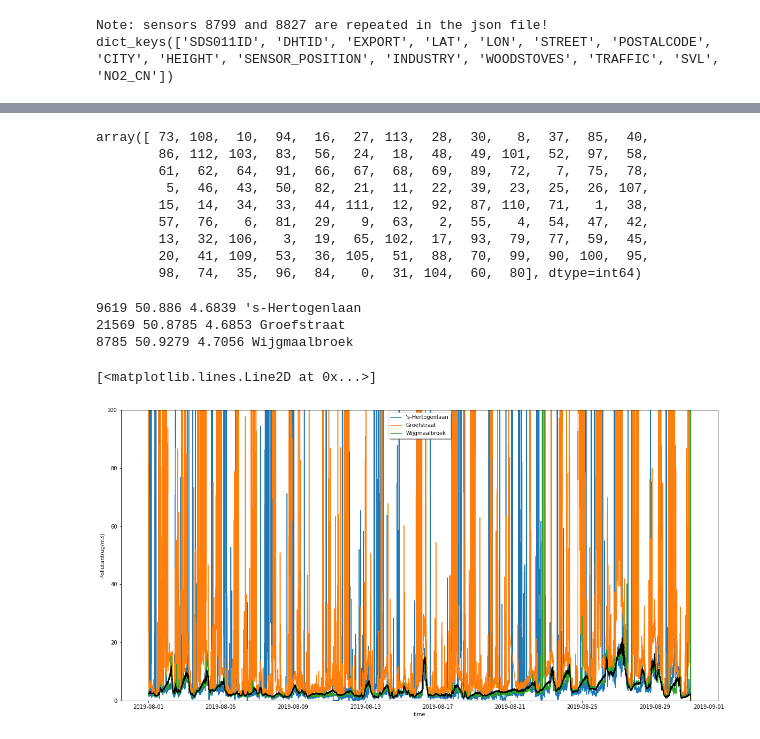
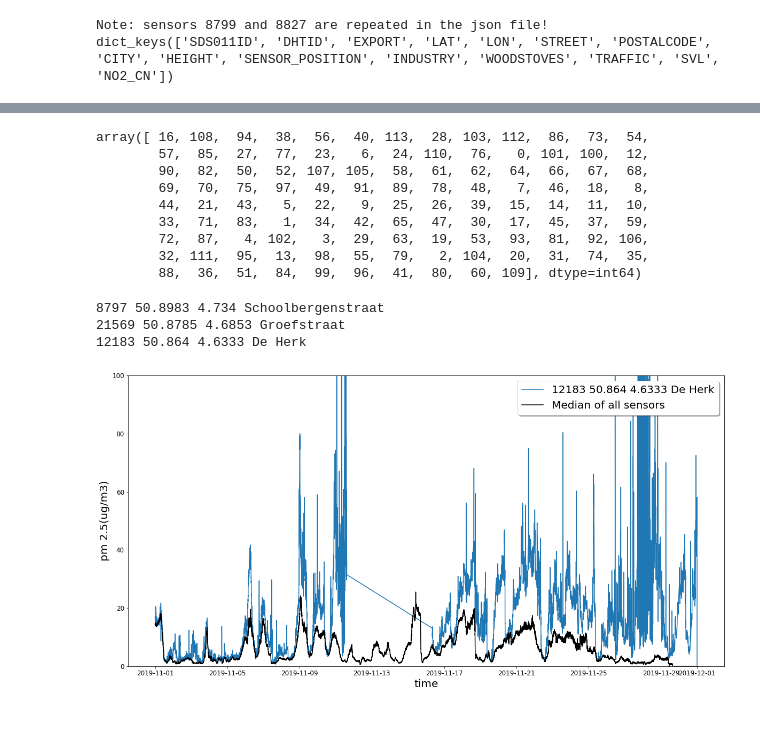
Before and after one commit to eoguzinci/KUL_Datathon_Laqua, a Jupyter notebook: leuvenair/detect_anomaly.ipynb, the cells around one changed output, grey strips where cells are left out. Saved outputs shown, nothing was run; the diff lists cells and outputs as text; code cells hidden in the pictures.

Commit message:
Added pm25 plots for final PPT

```diff
--- a/leuvenair/detect_anomaly.ipynb
+++ b/leuvenair/detect_anomaly.ipynb
@@ -42,5 +42,7 @@ print(keys)
 Note: sensors 8799 and 8827 are repeated in the json file!
 dict_keys(['SDS011ID', 'DHTID', 'EXPORT', 'LAT', 'LON', 'STREET', 'POSTALCODE', 'CITY', 'HEIGHT', 'SENSOR_POSITION', 'INDUSTRY', 'WOODSTOVES', 'TRAFFIC', 'SVL', 'NO2_CN'])
 # %%
-X, Y, xaxis = getSensorInterpolatedData(fields,tstart='2019-08-01 00:00:00',tstop='2019-08-31 00:00:00',fid=4)
+tstart = '2019-11-01 00:00:00'
+tstop  = '2019-12-01 00:00:00'
+X, Y, xaxis = getSensorInterpolatedData(fields,tstart=tstart,tstop=tstop,fid=4)
 # %% [output]
@@ -52,37 +54,46 @@ diff = np.nanmean(np.square(Y-nanmedian),axis=1)
 idx = np.argsort(-1*diff)
 idx
 # %% [output]
-array([ 73, 108,  10,  94,  16,  27, 113,  28,  30,   8,  37,  85,  40,
-        86, 112, 103,  83,  56,  24,  18,  48,  49, 101,  52,  97,  58,
-        61,  62,  64,  91,  66,  67,  68,  69,  89,  72,   7,  75,  78,
-         5,  46,  43,  50,  82,  21,  11,  22,  39,  23,  25,  26, 107,
-        15,  14,  34,  33,  44, 111,  12,  92,  87, 110,  71,   1,  38,
-        57,  76,   6,  81,  29,   9,  63,   2,  55,   4,  54,  47,  42,
-        13,  32, 106,   3,  19,  65, 102,  17,  93,  79,  77,  59,  45,
-        20,  41, 109,  53,  36, 105,  51,  88,  70,  99,  90, 100,  95,
-        98,  74,  35,  96,  84,   0,  31, 104,  60,  80], dtype=int64)
+array([ 16, 108,  94,  38,  56,  40, 113,  28, 103, 112,  86,  73,  54,
+        57,  85,  27,  77,  23,   6,  24, 110,  76,   0, 101, 100,  12,
+        90,  82,  50,  52, 107, 105,  58,  61,  62,  64,  66,  67,  68,
+        69,  70,  75,  97,  49,  91,  89,  78,  48,   7,  46,  18,   8,
+        44,  21,  43,   5,  22,   9,  25,  26,  39,  15,  14,  11,  10,
+        33,  71,  83,   1,  34,  42,  65,  47,  30,  17,  45,  37,  59,
+        72,  87,   4, 102,   3,  29,  63,  19,  53,  93,  81,  92, 106,
+        32, 111,  95,  13,  98,  55,  79,   2, 104,  20,  31,  74,  35,
+        88,  36,  51,  84,  99,  96,  41,  80,  60, 109], dtype=int64)
 # %%
 anomaly = idx[0:3]
 for s in anomaly:
     print(sensors_la['SDS011ID'][s], sensors_la['LAT'][s], sensors_la['LON'][s], sensors_la['STREET'][s])
 # %% [output]
-9619 50.886 4.6839 's-Hertogenlaan
+8797 50.8983 4.734 Schoolbergenstraat
 21569 50.8785 4.6853 Groefstraat
-8785 50.9279 4.7056 Wijgmaalbroek
+12183 50.864 4.6333 De Herk
 # %%
 # Visible peak in PM2.5 at Easter
-for i in anomaly:
-    plt.plot(xaxis, Y[i,:], label = sensors_la['STREET'][i])
-left, right = plt.xlim()
-bottom, top = plt.ylim()
-plt.xlim(left,right)
-plt.ylim(0,100)
-plt.xlabel('time')
-plt.ylabel('Pollutant(ug/m3)')
-legend = plt.legend(loc='upper center', shadow=True)
-fig = plt.gcf()
-fig.set_size_inches(20, 10)
-plt.plot(xaxis, nanmedian, 'k', label = 'Median of all sensors')
+for itr,i in enumerate(anomaly):
+    name = str(sensors_la['SDS011ID'][i])+' '\
+               +str(sensors_la['LAT'][i])+' '\
+               +str(sensors_la['LON'][i])+' '\
+               +str(sensors_la['STREET'][i])
+    plt.clf()
+    plt.plot(xaxis, Y[i,:], label = name)
+    plt.plot(xaxis, nanmedian, 'k', label = 'Median of all sensors')
+    left, right = plt.xlim()
+    bottom, top = plt.ylim()
+    plt.xlim(left,right)
+    plt.ylim(0,100)
+    plt.xlabel('time',fontsize=20)
+    plt.ylabel('pm 2.5(ug/m3)',fontsize=20)
+    plt.xticks(fontsize=12)
+    plt.yticks(fontsize=12)
+    legend = plt.legend(loc='upper right', shadow=True, fontsize=20)
+    fig = plt.gcf(); fig.set_size_inches(20, 10)
+    day = pd.to_datetime(tstart).day
+    month = pd.to_datetime(tstart).month
+    year = pd.to_datetime(tstart).year
+    plt.savefig('./pm25fig/'+str(day)+'-'+str(month)+'-'+str(year)+'Maxdiff'+str(itr)+'-Index'+str(i)+'.png')
 # %% [output]
-[<matplotlib.lines.Line2D at 0x...>]
-[figure, old version]
+[figure, new version]
```
Also changed, not shown: parts of 1 cell of this notebook, 19 other files.
